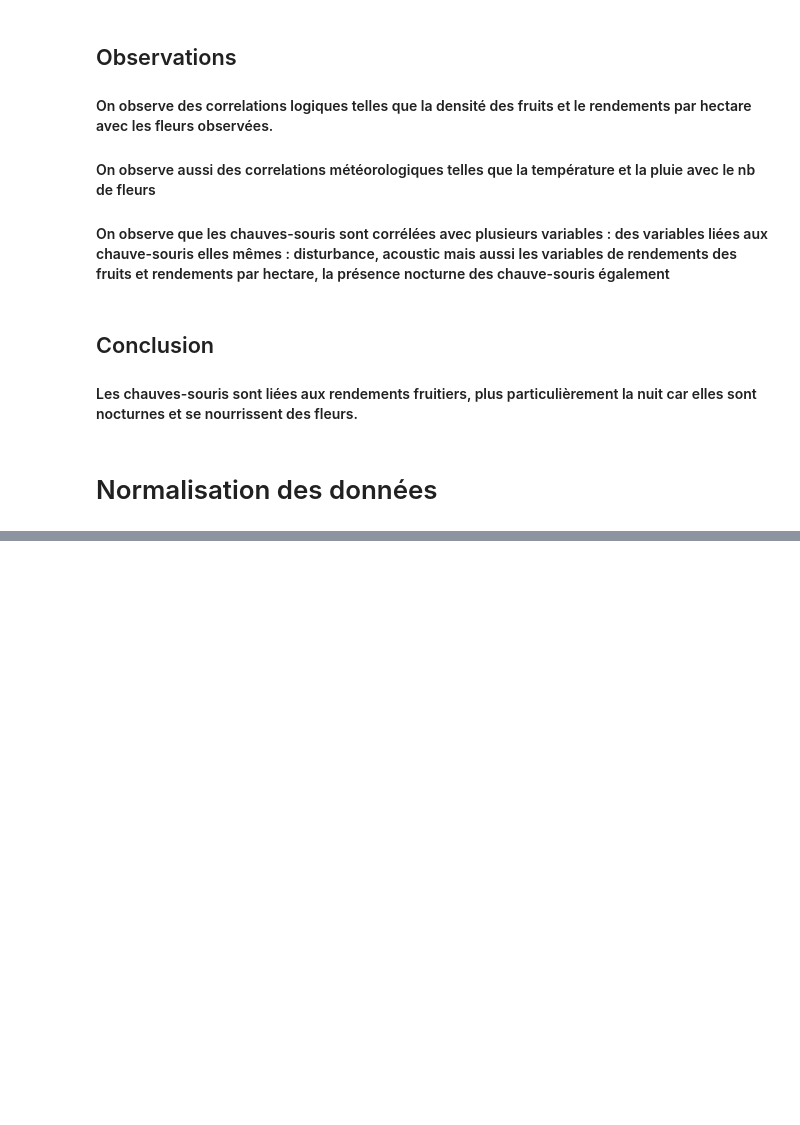
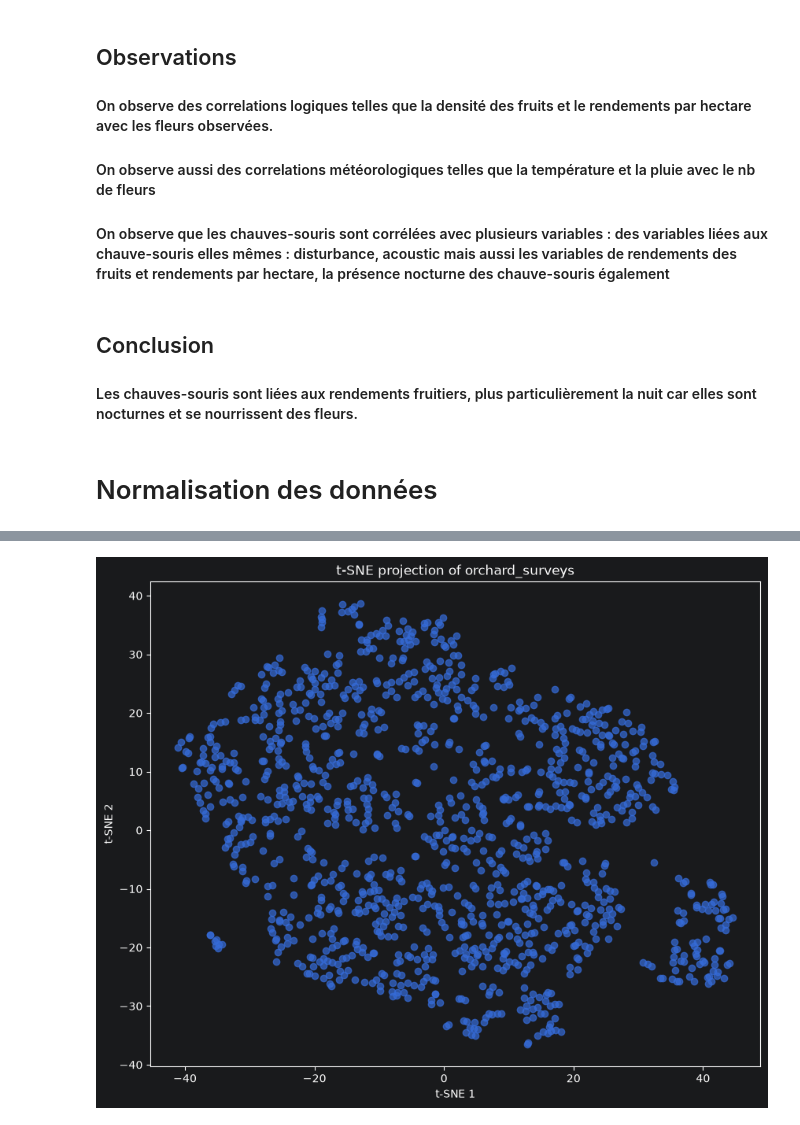
Before and after one commit to alichabaka173/20262027-UE-DataMining-Project, a Jupyter notebook: Ecology_notebook.ipynb, the cells around one changed output, grey strips where cells are left out. Cells and saved outputs as stored; diff of their text form; code cells hidden in the pictures; blank space fills up the shorter version.

Commit message:
Clustering orchard_surveys et analyse sur celui-ci

```diff
--- a/Ecology_notebook.ipynb
+++ b/Ecology_notebook.ipynb
@@ -572,0 +585,13 @@ normal_orchard[orchard_cols] = scaler.fit_transform(df_orchard[orchard_cols])
+# %%
+import os
+os.environ["OMP_NUM_THREADS"] = "5"
+from sklearn.manifold import TSNE
+from sklearn.cluster import KMeans
+import matplotlib.pyplot as plt
+
+num_cols = normal_orchard.select_dtypes(include="number").columns
+X = normal_orchard[num_cols].dropna()
+print(X.head())
+
+X_tsne = TSNE(n_components=2, random_state=21).fit_transform(X)
+X_tsne.shape
@@ -572,0 +620,9 @@ normal_orchard[orchard_cols] = scaler.fit_transform(df_orchard[orchard_cols])
+# %%
+plt.figure(figsize=(10, 8))
+plt.scatter(X_tsne[:, 0], X_tsne[:, 1], alpha=0.7)
+plt.xlabel("t-SNE 1")
+plt.ylabel("t-SNE 2")
+plt.title("t-SNE projection of orchard_surveys")
+plt.show()
+# %% [output]
+[figure, added]
```
Also changed, not shown: parts of 9 cells of this notebook, 1 other file.
